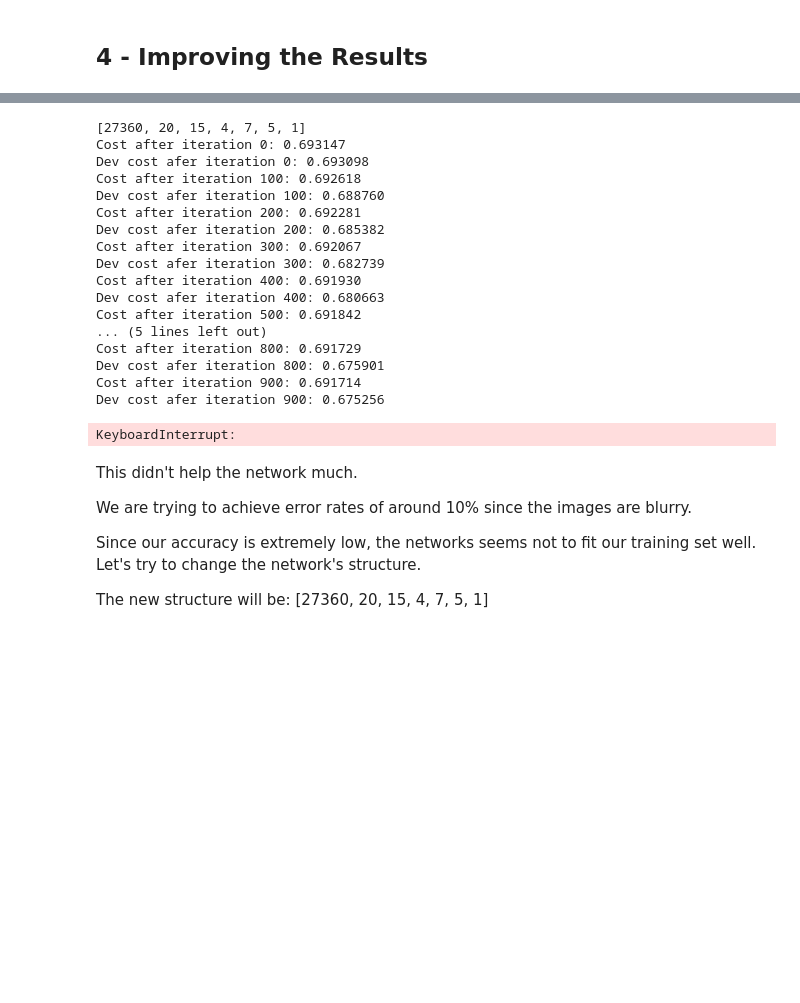
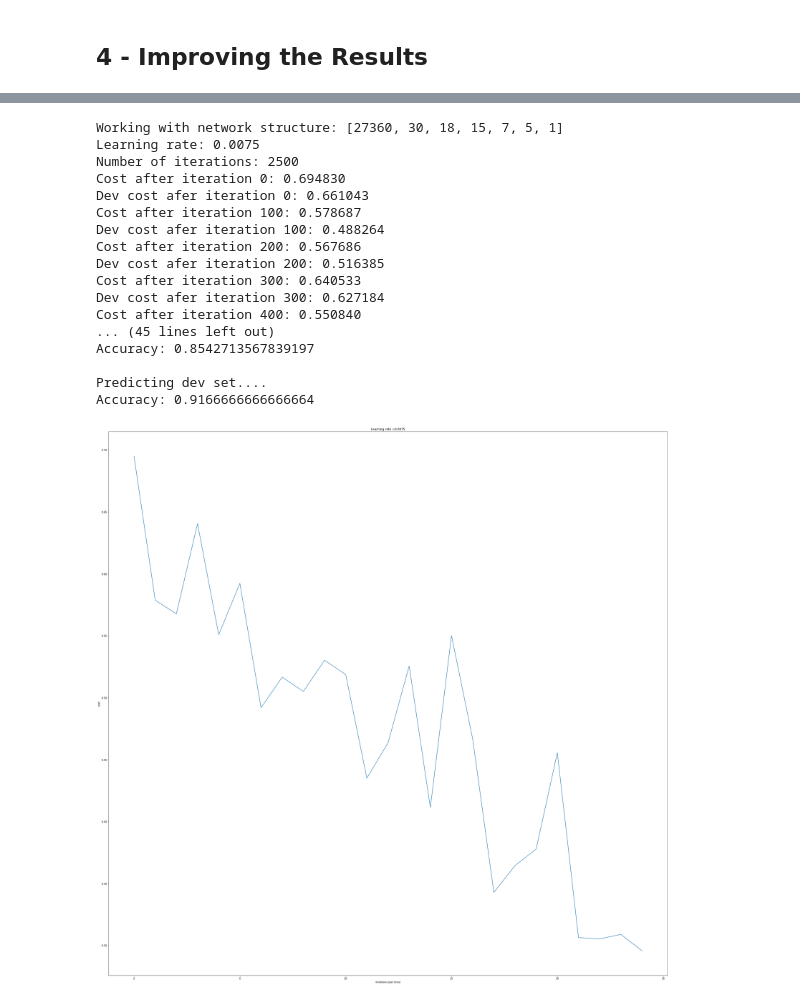
Before and after one commit to kingcolb/DeepLearning, a Jupyter notebook: Final Projectttt.ipynb, the cells around one changed output, grey strips where cells are left out. Saved outputs shown, nothing was run; the diff lists cells and outputs as text; code cells hidden in the pictures; blank space fills up the shorter version.

```diff
--- a/Final Projectttt.ipynb
+++ b/Final Projectttt.ipynb
@@ -198,42 +239,30 @@ The gradient seems to be changing very slow. Let's update the learning rate to 0
 # %%
-print(layers_dims)
-print(train_x.shape)
-print(train_y.shape)
-
-parameters = L_layer_model(train_x, train_y, {"x": dev_x, "y": dev_y} , layers_dims, learning_rate = 0.009, num_iterations = 2500)
+parameters = L_layer_model(train_x, train_y, {"x": dev_x, "y": dev_y} , layers_dims, learning_rate = 0.0075, num_iterations = 2500)
 
 print("Predicting train set....")
 predictions_train = predict(train_x, train_y, parameters)
 
 print("\nPredicting test set....")
 predictions_test = predict(test_x, test_y, parameters)
 
 print("\nPredicting dev set....")
 predictions_dev = predict(dev_x, dev_y, parameters)
 # %% [output]
-[27360, 20, 15, 4, 7, 5, 1]
-Cost after iteration 0: 0.693147
-Dev cost afer iteration 0: 0.693098
-Cost after iteration 100: 0.692618
-Dev cost afer iteration 100: 0.688760
-Cost after iteration 200: 0.692281
-Dev cost afer iteration 200: 0.685382
-Cost after iteration 300: 0.692067
-Dev cost afer iteration 300: 0.682739
-Cost after iteration 400: 0.691930
-Dev cost afer iteration 400: 0.680663
-Cost after iteration 500: 0.691842
-... (5 lines left out)
-Cost after iteration 800: 0.691729
-Dev cost afer iteration 800: 0.675901
-Cost after iteration 900: 0.691714
-Dev cost afer iteration 900: 0.675256
+Working with network structure: [27360, 30, 18, 15, 7, 5, 1]
+Learning rate: 0.0075
+Number of iterations: 2500
+Cost after iteration 0: 0.694830
+Dev cost afer iteration 0: 0.661043
+Cost after iteration 100: 0.578687
+Dev cost afer iteration 100: 0.488264
+Cost after iteration 200: 0.567686
+Dev cost afer iteration 200: 0.516385
+Cost after iteration 300: 0.640533
+Dev cost afer iteration 300: 0.627184
+Cost after iteration 400: 0.550840
+... (45 lines left out)
+Accuracy: 0.8542713567839197
+
+Predicting dev set....
+Accuracy: 0.9166666666666664
-KeyboardInterrupt:
+[figure, added]
-# %% [markdown]
-This didn't help the network much.
-
-We are trying to achieve error rates of around 10% since the images are blurry.
-
-Since our accuracy is extremely low, the networks seems not to fit our training set well. Let's try to change the network's structure.
-
-The new structure will be: [27360, 20, 15, 4, 7, 5, 1]
```
Also changed, not shown: parts of 15 cells of this notebook, 1 other file.
